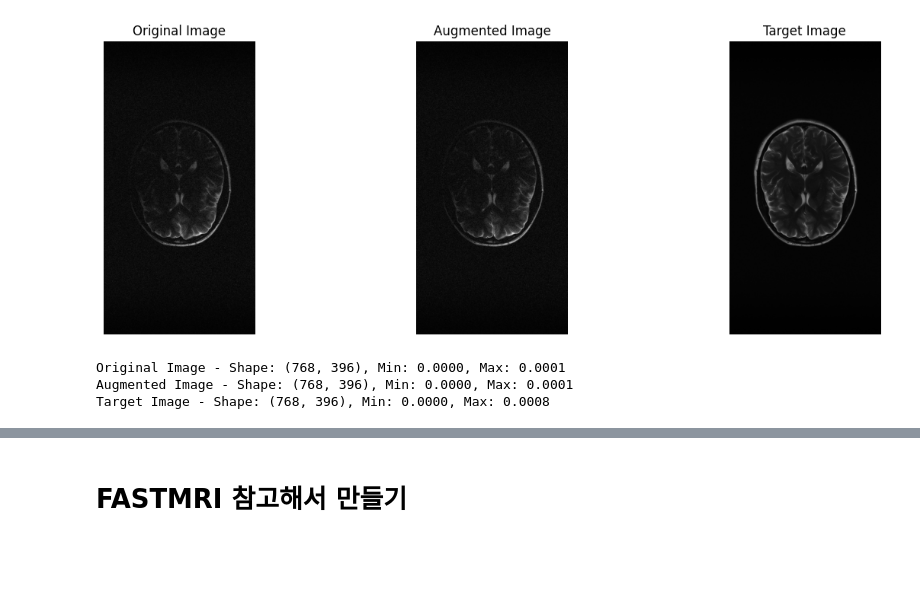
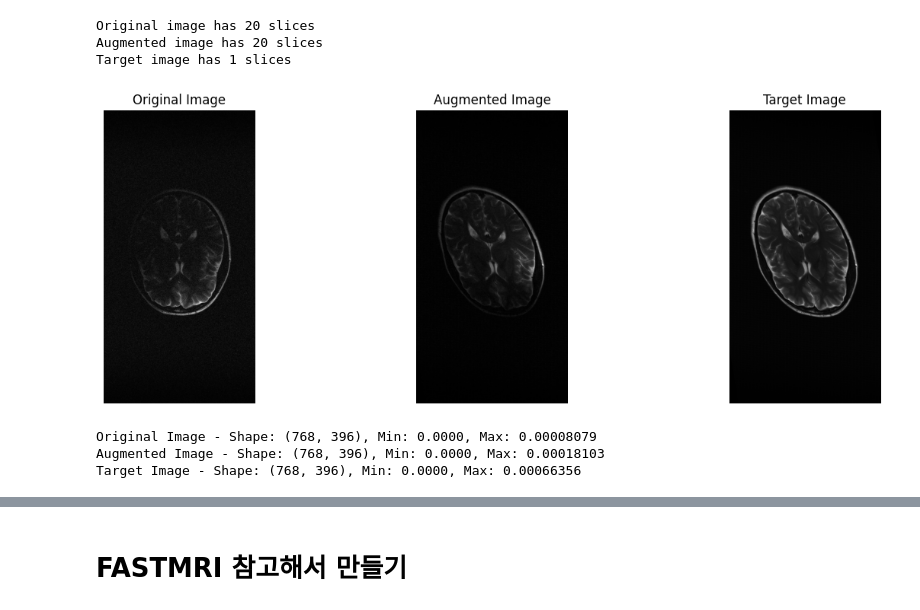
Before and after one commit to W0N9058/FastMRI_challenge, a Jupyter notebook: Augment_test.ipynb, the cells around one changed output, grey strips where cells are left out. Saved outputs shown, nothing was run; the diff lists cells and outputs as text; code cells hidden in the pictures; blank space fills up the shorter version.

```diff
--- a/Augment_test.ipynb
+++ b/Augment_test.ipynb
@@ -203,13 +199,6 @@ augmented_image = augmented_image[0]  # 첫 번째 이미지 선택
 # Visualize the original and augmented images
 compare_images(original_image, augmented_image)
 # %%
-import h5py
-import numpy as np
-import torch
-from utils.mraugment.data_augment import DataAugmentor
-from fastmri import ifft2c, complex_abs
-import matplotlib.pyplot as plt
-
 # Helper function to display images and their properties
 def display_image(image, title):
     plt.imshow(image, cmap='gray')
@@ -241,9 +230,9 @@ def compare_images(original, augmented, target_image):
     plt.show()
 
     # Display properties of the original, augmented, and target images
-    print(f"Original Image - Shape: {original.shape}, Min: {np.min(original):.4f}, Max: {np.max(original):.4f}")
-    print(f"Augmented Image - Shape: {augmented.shape}, Min: {np.min(augmented):.4f}, Max: {np.max(augmented):.4f}")
-    print(f"Target Image - Shape: {target_image.shape}, Min: {np.min(target_image):.4f}, Max: {np.max(target_image):.4f}")
+    print(f"Original Image - Shape: {original.shape}, Min: {np.min(original):.4f}, Max: {np.max(original):.8f}")
+    print(f"Augmented Image - Shape: {augmented.shape}, Min: {np.min(augmented):.4f}, Max: {np.max(augmented):.8f}")
+    print(f"Target Image - Shape: {target_image.shape}, Min: {np.min(target_image):.4f}, Max: {np.max(target_image):.8f}")
 
 # Load k-space data from .h5 file
 def load_kspace_from_h5(filepath):
@@ -270,7 +259,7 @@ class HParams:
         self.aug_weight_translation = 0.0  # 이동 증강 가중치
         self.aug_weight_rotation = 0.0  # 회전 증강 가중치
         self.aug_weight_scaling = 0.0  # 스케일링 증강 가중치
-        self.aug_weight_shearing = 0.0  # 전단 증강 가중치
+        self.aug_weight_shearing = 1.0  # 전단 증강 가중치
         self.aug_weight_rot90 = 0.0  # 90도 회전 증강 가중치, crop의 주범
         self.aug_weight_fliph = 0.0  # 수평 뒤집기 증강 가중치
         self.aug_weight_flipv = 0.0  # 수직 뒤집기 증강 가중치
@@ -278,8 +267,8 @@ class HParams:
         self.aug_max_translation_y = 0.0  # 최대 수직 이동 범위
         self.aug_max_rotation = 10.0  # 최대 회전 범위
         self.aug_max_scaling = 0.1  # 최대 스케일링 범위
-        self.aug_max_shearing_x = 0.0  # 최대 수평 전단 범위
-        self.aug_max_shearing_y = 0.0  # 최대 수직 전단 범위
+        self.aug_max_shearing_x = 10.0  # 최대 수평 전단 범위
+        self.aug_max_shearing_y = 10.0  # 최대 수직 전단 범위
         self.aug_interpolation_order = 1  # 데이터 증강 시 사용할 보간 순서
         self.max_train_resolution = None  # 최대 훈련 해상도
 
@@ -288,36 +277,43 @@ class HParams:
         self.aug_upsample_factor = 2  # 업샘플링 배수
         self.aug_upsample_order = 1  # 업샘플링 시 사용할 필터 순서
 
         # 스케줄링 파라미터
         self.aug_schedule = 'constant'  # 증강 스케줄링 방법
         self.aug_delay = 0  # 증강 시작 지연 시간
         self.aug_exp_decay = 5.0  # 증강 지수 감소 계수
 
 hparams = HParams()
 
 # Create the DataAugmentor object
 augmentor = DataAugmentor(hparams, total_epoch=10)
 
 # Perform augmentation on the k-space data
 kspace_augmented, target = augmentor(kspace_tensor.unsqueeze(0), target_size=(kspace_slice.shape[1], kspace_slice.shape[2]))
 
 # Convert k-space to images for visualization
 original_image = complex_abs(ifft2c(kspace_tensor)).numpy().squeeze()
 augmented_image = complex_abs(ifft2c(kspace_augmented)).numpy().squeeze()
-# target_image = complex_abs(ifft2c(target)).numpy().squeeze()  # Convert target to image
 
 # Convert target image to numpy
 target_image = target.numpy()
 
+# Check the number of images and their dimensions
+print(f"Original image has {original_image.shape[0]} slices")
+print(f"Augmented image has {augmented_image.shape[0]} slices")
+print(f"Target image has {target_image.shape[0]} slices")
+
 # 원본 데이터와 증강된 데이터가 다차원 배열이라면, 첫 번째 이미지(또는 원하는 이미지)를 선택합니다.
 original_image = original_image[0]  # 첫 번째 이미지 선택
-augmented_image = augmented_image[0]  # 첫 번째 이미지 선택
+augmented_image = augmented_image[18]  # 첫 번째 이미지 선택
 target_image = target_image[0]  # 첫 번째 target 이미지 선택
 
 # Visualize the original, augmented, and target images
 compare_images(original_image, augmented_image, target_image)
 # %% [output]
+Original image has 20 slices
+Augmented image has 20 slices
+Target image has 1 slices
-[figure, old version]
+[figure, new version]
-Original Image - Shape: (768, 396), Min: 0.0000, Max: 0.0001
-Augmented Image - Shape: (768, 396), Min: 0.0000, Max: 0.0001
-Target Image - Shape: (768, 396), Min: 0.0000, Max: 0.0008
+Original Image - Shape: (768, 396), Min: 0.0000, Max: 0.00008079
+Augmented Image - Shape: (768, 396), Min: 0.0000, Max: 0.00018103
+Target Image - Shape: (768, 396), Min: 0.0000, Max: 0.00066356
```
Also changed, not shown: parts of 2 cells of this notebook, 7 other files.
